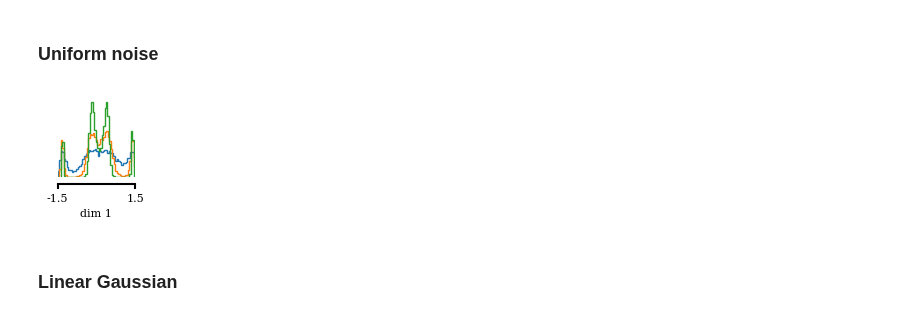
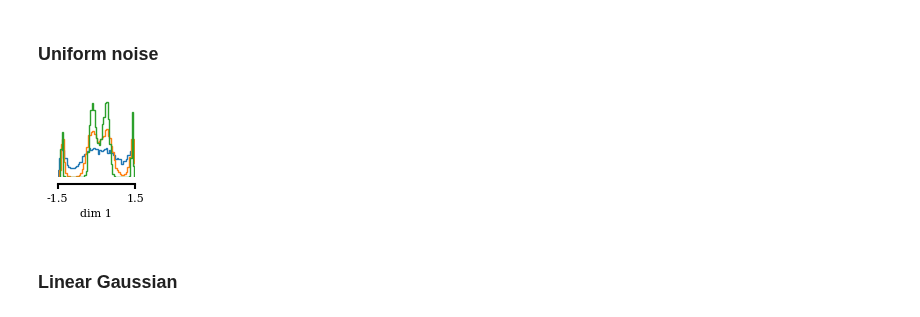
Before and after one commit to mackelab/neuralgbi, a Jupyter notebook: paper/fig5/notebooks/02_appendix_gt_posteriors.ipynb, the cells around one changed output. Cells and saved outputs as stored; diff of their text form; code cells hidden in the pictures.

```diff
--- a/paper/fig5/notebooks/02_appendix_gt_posteriors.ipynb
+++ b/paper/fig5/notebooks/02_appendix_gt_posteriors.ipynb
@@ -23,12 +23,12 @@ PANEL_D = "../svg/panel_d.svg"
 # %% [markdown]
 ### Uniform noise
 # %%
-with open("../../../results/benchmark/ground_truths/uniform_1d/2023_01_18__10_53_28/beta_10.0/obs_0/rejection_samples.pkl", "rb") as handle:
-    samples_10 = pickle.load(handle)
-with open("../../../results/benchmark/ground_truths/uniform_1d/2023_01_18__10_53_28/beta_50.0/obs_0/rejection_samples.pkl", "rb") as handle:
-    samples_50 = pickle.load(handle)
-with open("../../../results/benchmark/ground_truths/uniform_1d/2023_01_18__10_53_28/beta_250.0/obs_0/rejection_samples.pkl", "rb") as handle:
-    samples_250 = pickle.load(handle)
+with open("../../../results/benchmark/ground_truths/uniform_1d/2023_01_19__09_44_22/beta_4.0/obs_0/rejection_samples.pkl", "rb") as handle:
+    samples_4 = pickle.load(handle)
+with open("../../../results/benchmark/ground_truths/uniform_1d/2023_01_19__09_44_22/beta_20.0/obs_0/rejection_samples.pkl", "rb") as handle:
+    samples_20 = pickle.load(handle)
+with open("../../../results/benchmark/ground_truths/uniform_1d/2023_01_19__09_44_22/beta_100.0/obs_0/rejection_samples.pkl", "rb") as handle:
+    samples_100 = pickle.load(handle)
 # %%
 task = UniformNoise1D()
 prior = task.prior
@@ -37,10 +37,10 @@ upper = prior.support.base_constraint.upper_bound
 limits = torch.stack([lower, upper]).T
 # %%
 with mpl.rc_context(fname="../../../.matplotlibrc"):
-    _ = pairplot([samples_10, samples_50, samples_250], upper="contour", figsize=(1, 1), ticks=limits)
+    _ = pairplot([samples_4, samples_20, samples_100], upper="contour", figsize=(1, 1), ticks=limits)
     plt.savefig(PANEL_A, facecolor="None", transparent=True)
 # %% [output]
-[figure, old version]
+[figure, new version]
 # %% [markdown]
 ### Linear Gaussian
 # %%
```
Also changed, not shown: parts of 3 cells of this notebook, 2 other files.
